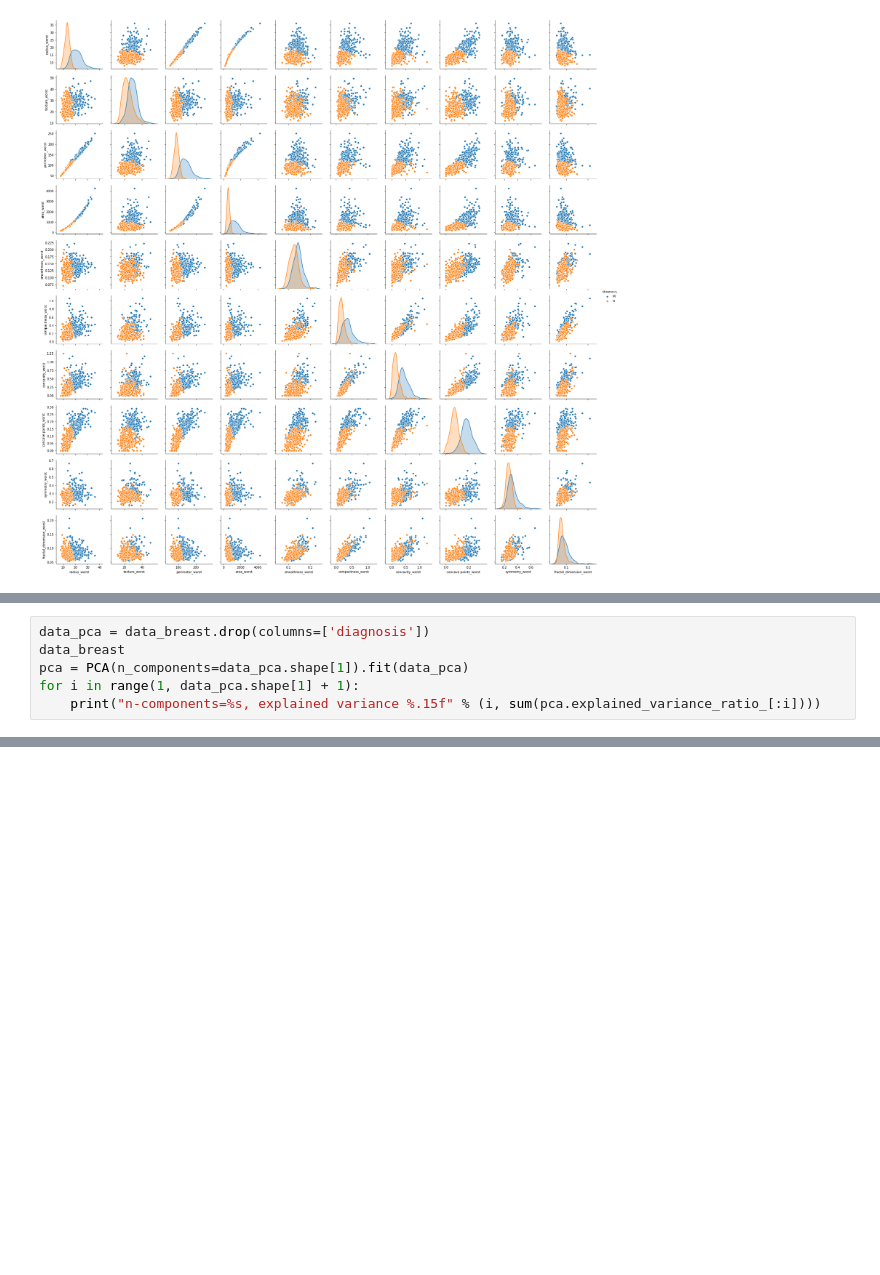
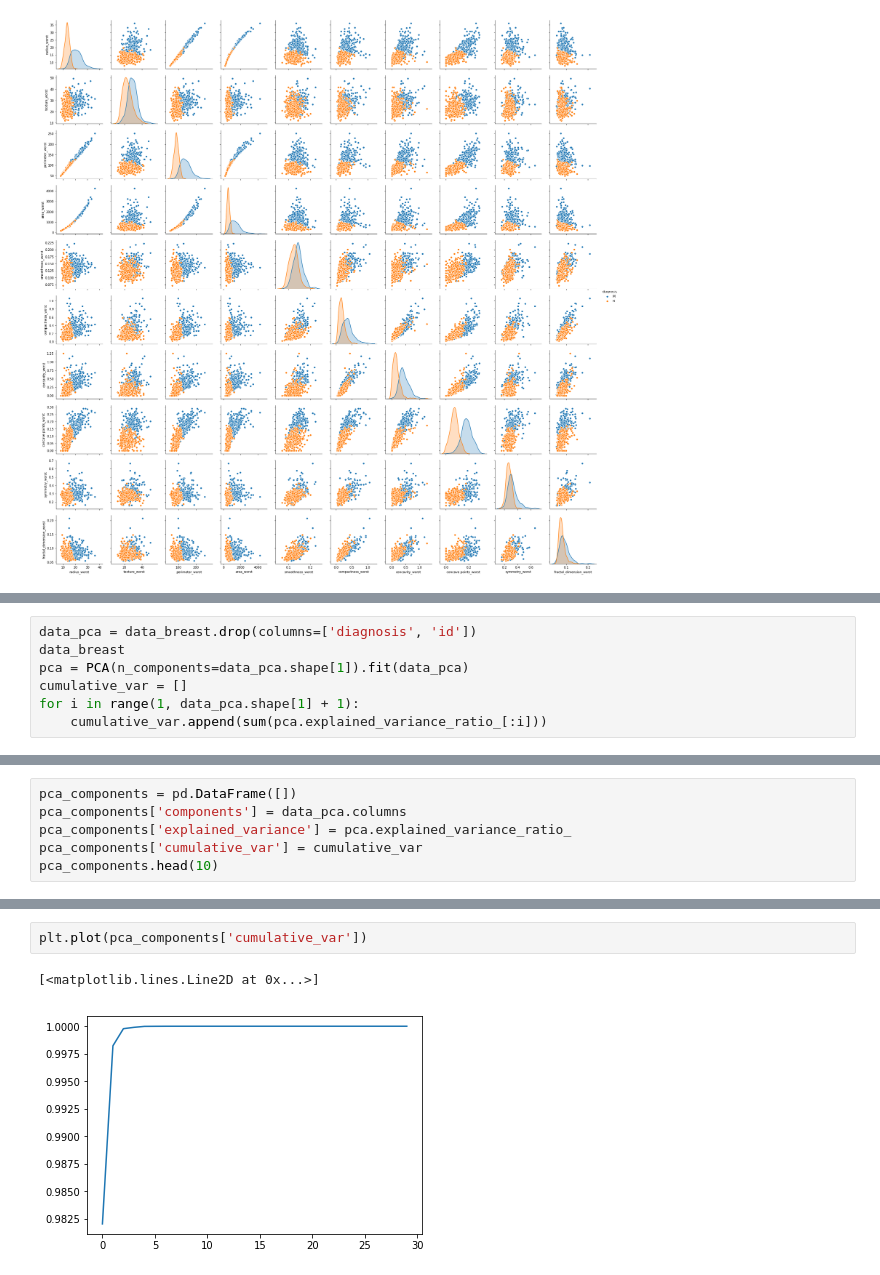
Before and after one commit to pastashkin/netology_python, a Jupyter notebook: homeworks/final_fe.ipynb, the cells around one changed output, grey strips where cells are left out. Cells and saved outputs as stored; diff of their text form; blank space fills up the shorter version.

```diff
--- a/homeworks/final_fe.ipynb
+++ b/homeworks/final_fe.ipynb
@@ -98,6 +117,7 @@ for columns_range in columns_to_plot:
 # %%
-data_pca = data_breast.drop(columns=['diagnosis'])
+data_pca = data_breast.drop(columns=['diagnosis', 'id'])
 data_breast
 pca = PCA(n_components=data_pca.shape[1]).fit(data_pca)
+cumulative_var = []
 for i in range(1, data_pca.shape[1] + 1):
-    print("n-components=%s, explained variance %.15f" % (i, sum(pca.explained_variance_ratio_[:i])))
+    cumulative_var.append(sum(pca.explained_variance_ratio_[:i]))
@@ -131,0 +124,6 @@ array([1.56301468e+16, 4.38844340e+05, 7.30376946e+03, 6.85403569e+02,
+# %%
+pca_components = pd.DataFrame([])
+pca_components['components'] = data_pca.columns
+pca_components['explained_variance'] = pca.explained_variance_ratio_
+pca_components['cumulative_var'] = cumulative_var
+pca_components.head(10)
@@ -131,0 +142,5 @@ array([1.56301468e+16, 4.38844340e+05, 7.30376946e+03, 6.85403569e+02,
+# %%
+plt.plot(pca_components['cumulative_var'])
+# %% [output]
+[<matplotlib.lines.Line2D at 0x...>]
+[figure, added]
```
Also changed, not shown: parts of 34 cells of this notebook.
